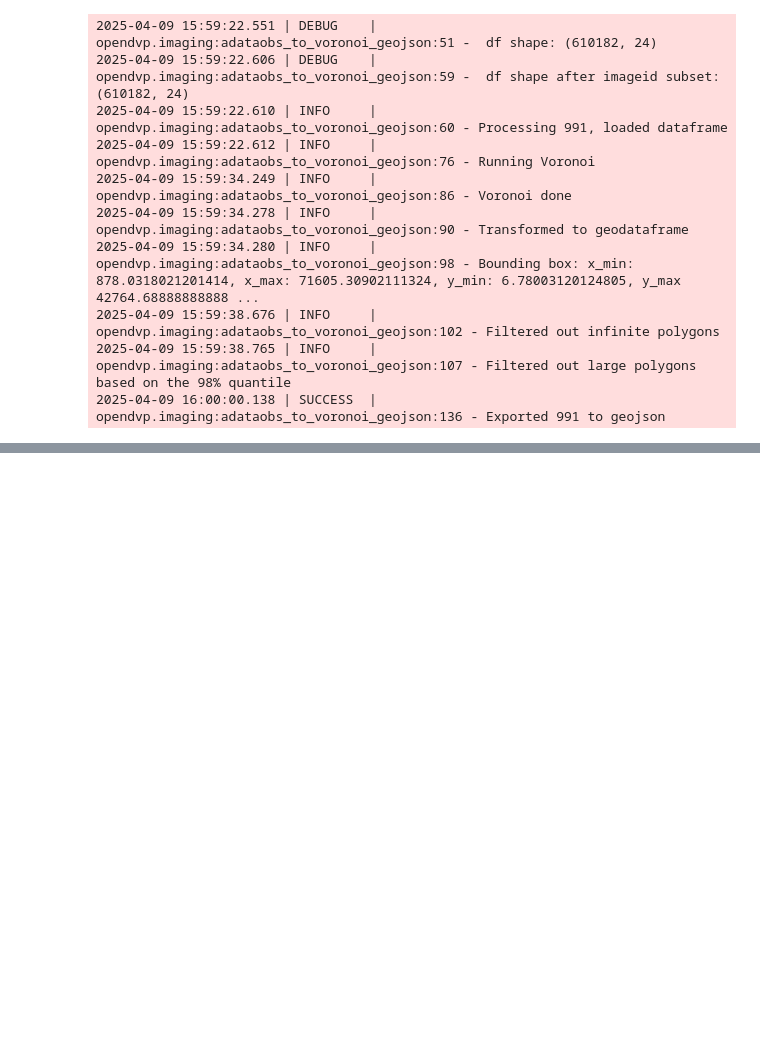
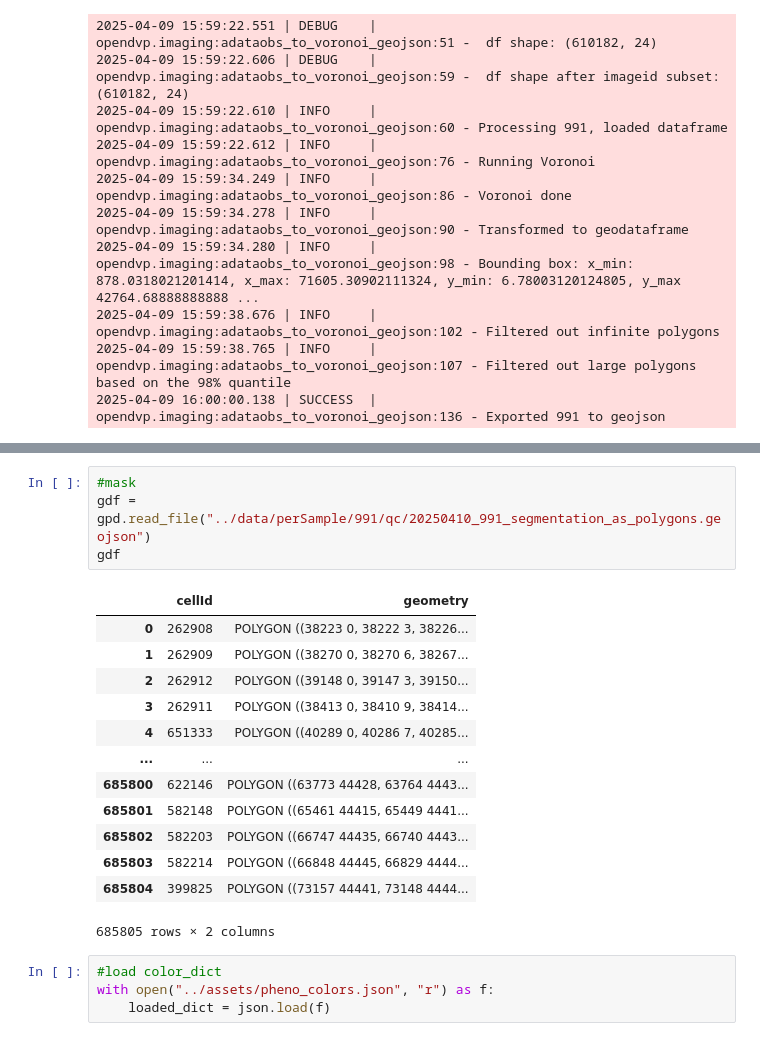
Before and after one commit to josenimo/P26_DA, a Jupyter notebook: nbs/1_991_ImageAnalysis.ipynb, the cells around one changed output, grey strips where cells are left out. Drawn from its saved outputs; the diff is of its cells as text; blank space fills up the shorter version.

```diff
--- a/nbs/1_991_ImageAnalysis.ipynb
+++ b/nbs/1_991_ImageAnalysis.ipynb
@@ -476,0 +486,22 @@ imaging.adataobs_to_voronoi_geojson(
+# %%
+#mask
+gdf = gpd.read_file("../data/perSample/991/qc/20250410_991_segmentation_as_polygons.geojson")
+gdf
+# %% [output]
+|  | cellId | geometry |
+| 0 | 262908 | POLYGON ((38223 0, 38222 3, 38226... |
+| 1 | 262909 | POLYGON ((38270 0, 38270 6, 38267... |
+| 2 | 262912 | POLYGON ((39148 0, 39147 3, 39150... |
+| 3 | 262911 | POLYGON ((38413 0, 38410 9, 38414... |
+| 4 | 651333 | POLYGON ((40289 0, 40286 7, 40285... |
+| ... | ... | ... |
+| 685800 | 622146 | POLYGON ((63773 44428, 63764 4443... |
+| 685801 | 582148 | POLYGON ((65461 44415, 65449 4441... |
+| 685802 | 582203 | POLYGON ((66747 44435, 66740 4443... |
+| 685803 | 582214 | POLYGON ((66848 44445, 66829 4444... |
+| 685804 | 399825 | POLYGON ((73157 44441, 73148 4444... |
+685805 rows × 2 columns
+# %%
+#load color_dict
+with open("../assets/pheno_colors.json", "r") as f:
+    loaded_dict = json.load(f)
```
Also changed, not shown: parts of 16 cells of this notebook, 1 other file.
